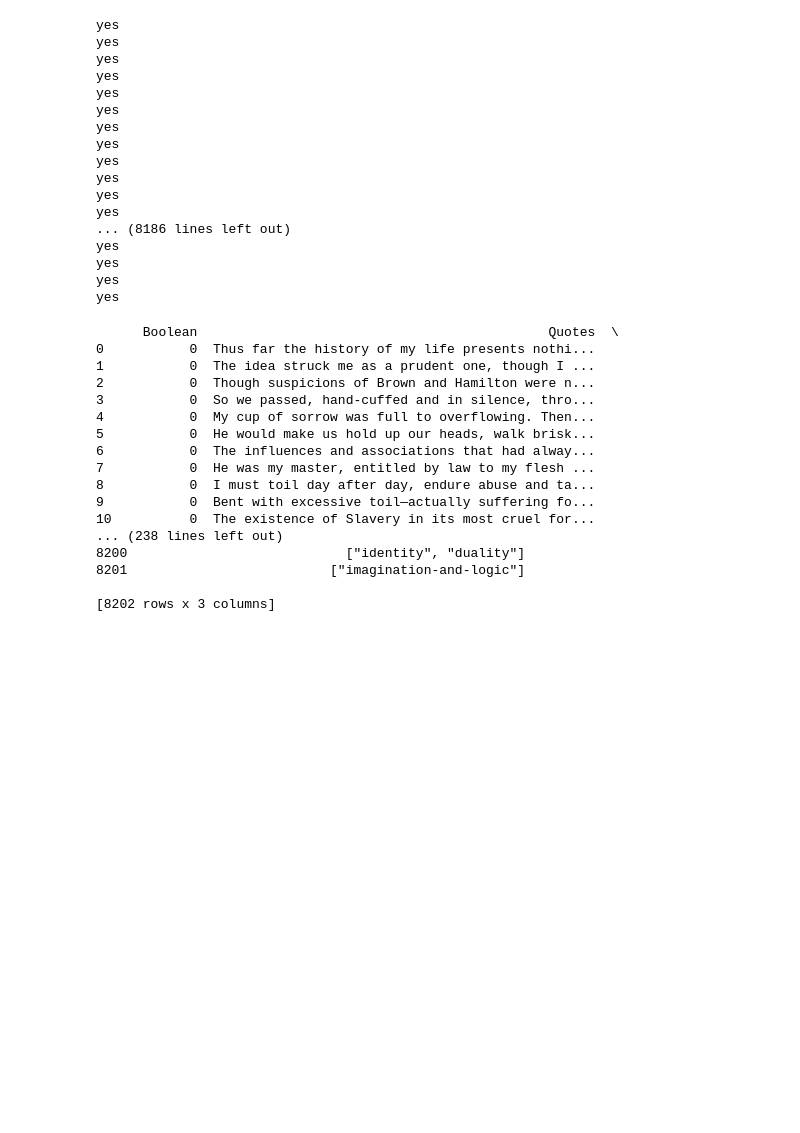
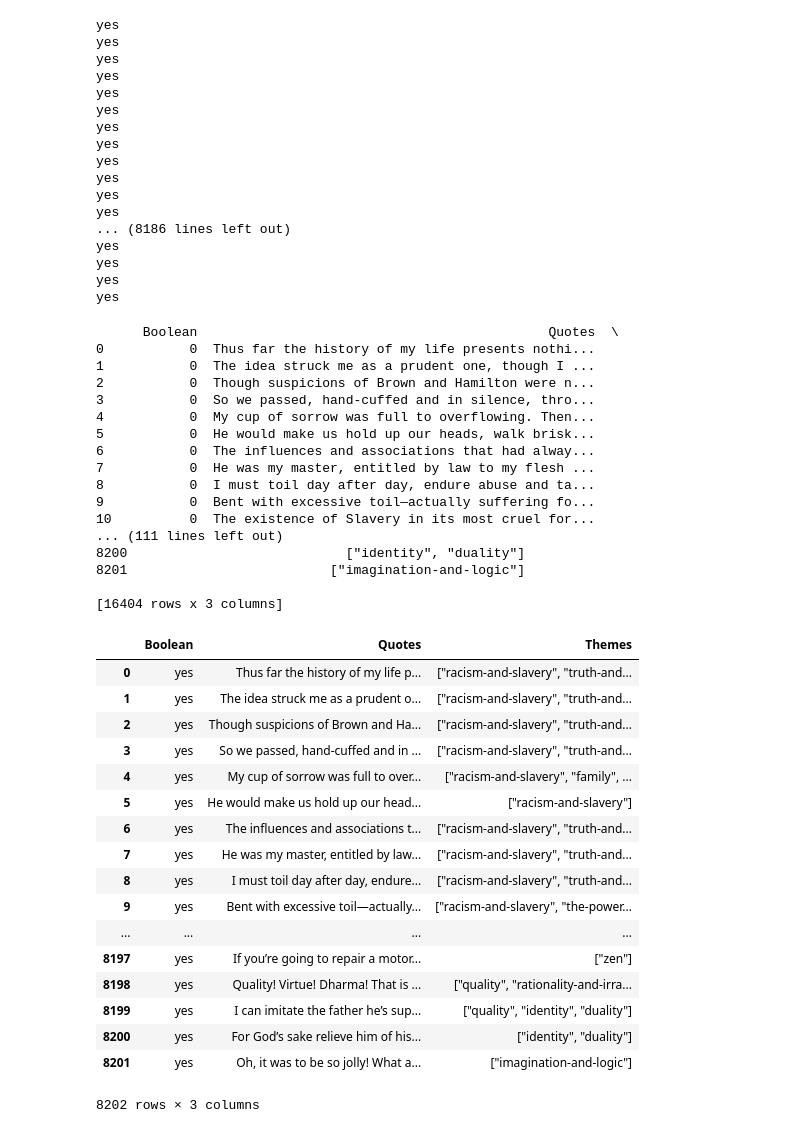
Before and after one commit to Nathanllee1/EvidenceFinder, a Jupyter notebook: Data Formatter.ipynb, the cells around one changed output. Drawn from its saved outputs; the diff is of its cells as text; code cells hidden in the pictures; blank space fills up the shorter version.

```diff
--- a/Data Formatter.ipynb
+++ b/Data Formatter.ipynb
@@ -113,11 +113,10 @@ yes
 yes
 # %%
 falseframe = pd.DataFrame(falsedata)
-print(falseframe)
-df.append(falseframe)
-print(df)
-#combine quote + theme and seperate boolean
-df.to_csv('alldata.csv', index=False)
+
+final = pd.concat([falseframe, df])
+print(final)
+final.to_csv('alldata.csv', index=False)
 # %% [output]
       Boolean                                             Quotes  \
 0           0  Thus far the history of my life presents nothi...
@@ -131,8 +130,31 @@ df.to_csv('alldata.csv', index=False)
 8           0  I must toil day after day, endure abuse and ta...
 9           0  Bent with excessive toil—actually suffering fo...
 10          0  The existence of Slavery in its most cruel for...
-... (238 lines left out)
+... (111 lines left out)
 8200                            ["identity", "duality"]
 8201                          ["imagination-and-logic"]
 
-[8202 rows x 3 columns]
+[16404 rows x 3 columns]
+# %%
+df = pd.read_csv('scrapeddata.csv')
+df['Boolean'] = 'yes'
+df
+# %% [output]
+|  | Boolean | Quotes | Themes |
+| 0 | yes | Thus far the history of my life p... | ["racism-and-slavery", "truth-and... |
+| 1 | yes | The idea struck me as a prudent o... | ["racism-and-slavery", "truth-and... |
+| 2 | yes | Though suspicions of Brown and Ha... | ["racism-and-slavery", "truth-and... |
+| 3 | yes | So we passed, hand-cuffed and in ... | ["racism-and-slavery", "truth-and... |
+| 4 | yes | My cup of sorrow was full to over... | ["racism-and-slavery", "family", ... |
+| 5 | yes | He would make us hold up our head... | ["racism-and-slavery"] |
+| 6 | yes | The influences and associations t... | ["racism-and-slavery", "truth-and... |
+| 7 | yes | He was my master, entitled by law... | ["racism-and-slavery", "truth-and... |
+| 8 | yes | I must toil day after day, endure... | ["racism-and-slavery", "truth-and... |
+| 9 | yes | Bent with excessive toil—actually... | ["racism-and-slavery", "the-power... |
+| ... | ... | ... | ... |
+| 8197 | yes | If you’re going to repair a motor... | ["zen"] |
+| 8198 | yes | Quality! Virtue! Dharma! That is ... | ["quality", "rationality-and-irra... |
+| 8199 | yes | I can imitate the father he’s sup... | ["quality", "identity", "duality"] |
+| 8200 | yes | For God’s sake relieve him of his... | ["identity", "duality"] |
+| 8201 | yes | Oh, it was to be so jolly! What a... | ["imagination-and-logic"] |
+8202 rows × 3 columns
```
Also changed, not shown: parts of 7 cells of this notebook, 6 other files.
